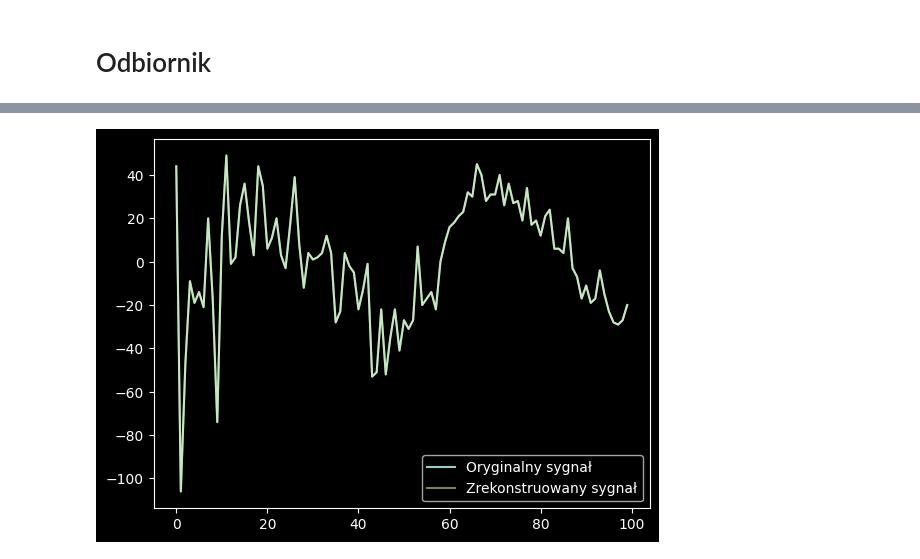
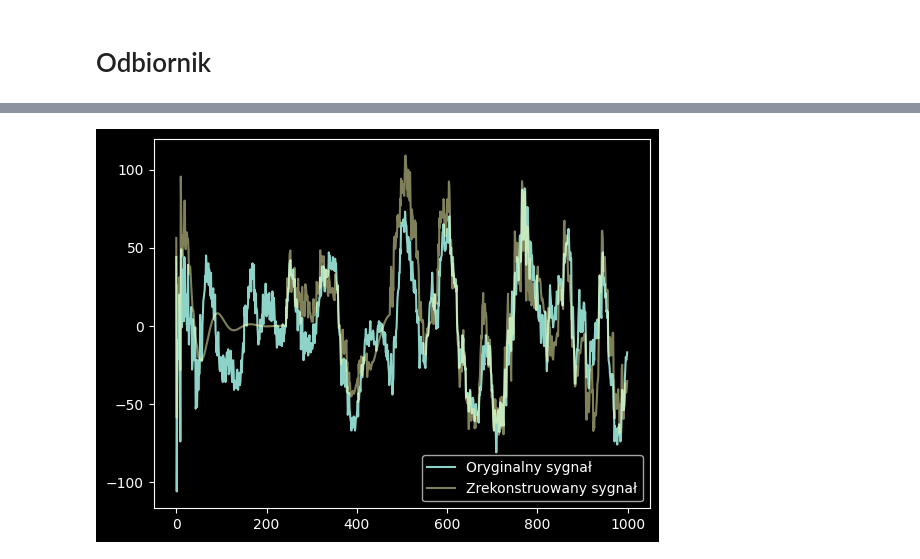
Before and after one commit to PyroX2/LPC-Python, a Jupyter notebook: main.ipynb, the cells around one changed output, grey strips where cells are left out. Saved outputs shown, nothing was run; the diff lists cells and outputs as text; code cells hidden in the pictures.

Commit message:
Add padding and ends flattening for identification and 2 bit quantization

```diff
--- a/main.ipynb
+++ b/main.ipynb
@@ -36,6 +36,10 @@ def get_autocorr_coeff(data: np.ndarray, max_lag: int = 10) -> List:
 def clean_coeff_list(coeff_list: List) -> List:
     del coeff_list[0]
     return [coeffs[1:] for coeffs in coeff_list]
+
+# Pads signal with zeros at beginning and end
+def pad_signal(data: np.ndarray, padding: int) -> np.ndarray:
+    return np.pad(data, (padding, padding), 'constant', constant_values=(0, 0))
 
 # Given reflection coefficients returns True if AR model is stable
 def check_stability(refl_coeffs: List) -> bool:
@@ -121,7 +125,7 @@ class Transmitter:
         targets_list = []
         predictions_list = []
         for segment in segmented_data:
-            ar_model_coeffs, refl_coeffs = calculate_levinson_durbin(segment)
+            ar_model_coeffs, refl_coeffs = calculate_levinson_durbin(pad_signal(self._flatten_segment_ends(segment), self.ar_model.order))
             ar_model_coeffs = ar_model_coeffs[-1]
             self.ar_model.set_coeffs(np.flip(np.array(ar_model_coeffs, dtype=np.float32)))
 
@@ -209,8 +213,12 @@ class Receiver:
 # %%
 receiver = Receiver()
 # %%
-n = 16
-max_val = errors.max()
-q, quantized_errors = quantize_n_bit(errors, n, max_val)
-print("Quantized:", q)
-print("Dequantized:", errors)
+n = 2
+quantized_errors = []
+
+for segment_errors in errors:
+    max_val = segment_errors.max()
+    q, quantized_segment_errors = quantize_n_bit(segment_errors, n, max_val)
+    quantized_errors.append(quantized_segment_errors)
+
+quantized_errors = np.array(quantized_errors)
@@ -238,12 +225,12 @@ Dequantized: [[-1.50835514e-01  1.13378167e-01 -6.90872669e-01 ... -7.65343428e-
 # %%
-reconstructed_data = receiver.forward(errors, coeffs, init_data=data[:10])
+reconstructed_data = receiver.forward(quantized_errors, coeffs, init_data=data[:10])
 # %%
 start_index = 1000
-end_index = 1100
+end_index = 2000
 
 plt.plot(data[start_index:end_index], label="Oryginalny sygnał")
 plt.plot(reconstructed_data[start_index:end_index], label="Zrekonstruowany sygnał", alpha=0.5)
 plt.legend()
 plt.show()
 # %% [output]
-[figure, old version]
+[figure, new version]
```
Also changed, not shown: parts of 2 cells of this notebook.
